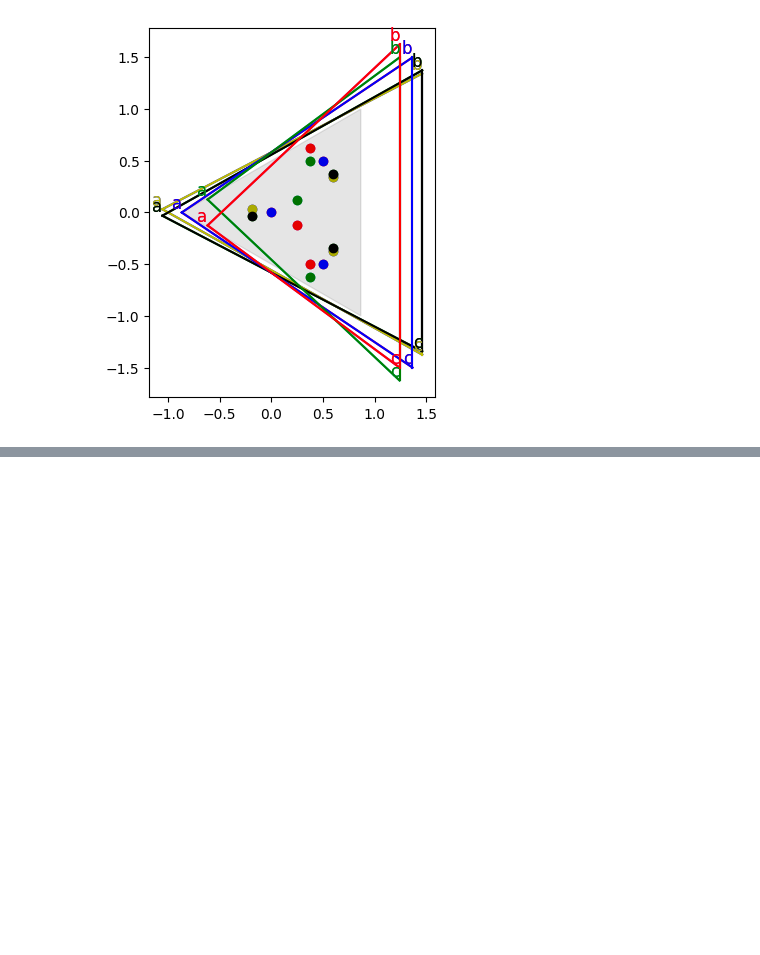
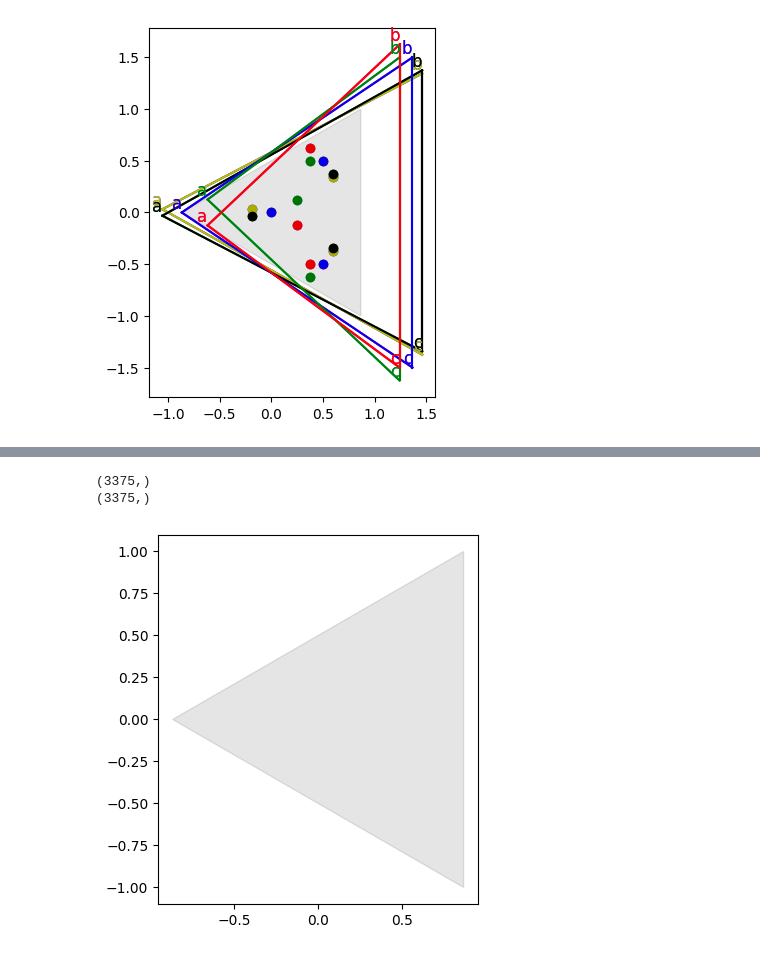
Before and after one commit to CarlKCarlK/perfect-physics, a Jupyter notebook: part_5_pydata.ipynb, the cells around one changed output, grey strips where cells are left out. Cells and saved outputs as stored; diff of their text form; code cells hidden in the pictures; blank space fills up the shorter version.

```diff
--- a/part_5_pydata.ipynb
+++ b/part_5_pydata.ipynb
@@ -470,0 +476,73 @@ plt.show()
+# %%
+# inc 65 takes 7:30 minutes
+import numpy as np
+import matplotlib.pyplot as plt
+import sympy as sp
+
+inc = 15
+color_list = ['b', 'g', 'r', 'c', 'm', 'y', 'k']
+ax0,ay0 = -np.sqrt(3)/2,0
+bx0,by0 = np.sqrt(3)/2,1
+cx0,cy0 = np.sqrt(3)/2,-1
+color_index = 0
+
+best = 100.0
+plt.gca().set_aspect('equal', adjustable='box')
+
+
+lin = np.linspace(-1, 1, inc)
+ax, by, cy = np.meshgrid(lin, lin, lin, indexing='ij')
+ax = ax.flatten()
+by = by.flatten()
+cy = cy.flatten()
+for mini in minipool:
+    a_fun, b_fun, c_fun = list(mini)
+    ay = sp.lambdify((ahat_vx, bhat_vy, chat_vy), a_fun, 'numpy')(ax, by, cy)
+    bx = sp.lambdify((ahat_vx, bhat_vy, chat_vy), b_fun, 'numpy')(ax, by, cy)
+    cx = sp.lambdify((ahat_vx, bhat_vy, chat_vy), c_fun, 'numpy')(ax, by, cy)
+
+    print(ay.shape)
+        # if not (np.isreal(complex(ay)) and np.isreal(complex(bx)) and np.isreal(complex(cx))):
+        #     continue
+        # if by < cy:
+        #     continue
+        # if np.cos(np.pi/6)*ax + np.sin(np.pi/6)*ay > np.cos(np.pi/6)*bx + np.sin(np.pi/6)*by:
+        #     continue
+        # if np.cos(-np.pi/6)*ax + np.sin(-np.pi/6)*ay > np.cos(-np.pi/6)*cx + np.sin(-np.pi/6)*cy:
+        #     continue
+
+        # a_tan = np.arctan2(float(ay), float(ax)) * 180 / np.pi % 360
+        # if 30 < a_tan < 180-30 or 180+30 < a_tan < 360-30:
+        #     continue
+        # b_tan = np.arctan2(float(by), float(bx)) * 180 / np.pi % 360
+        # if not (30 < b_tan < 180):
+        #     continue
+        # c_tan = np.arctan2(float(cy), float(cx)) * 180 / np.pi % 360
+        # if not (270 < c_tan < 360-30):
+        #     continue
+        # # print(f"ax={ax:.4f}, ay={ay:.4f}, a_tan={a_tan:.2f}, bx={bx:.4f}, by={by:.4f}, b_tan={b_tan:.2f}, cx={cx:.4f}, cy={cy:.4f}, c_tan={c_tan:.2f}, color={color_list[color_index]}")
+
+        # ax1, ay1 = ax0 + ax, ay0 + ay
+        # bx1, by1 = bx0 + bx, by0 + by
+        # cx1, cy1 = cx0 + cx, cy0 + cy
+
+        # score = np.abs(bx1-cx1)
+        # if score > best:
+        #     continue
+        # best = score
+
+        # plt.plot([ax1, bx1], [ay1, by1], c= color_list[color_index])
+        # plt.plot([ax1, cx1], [ay1, cy1], c= color_list[color_index])
+        # plt.plot([bx1, cx1], [by1, cy1], c= color_list[color_index])
+        # # plt.scatter([ax, bx, cx], [ay, by, cy], c= color_list[color_index])
+        # plt.text(ax1, ay1, "a", fontsize=12, color=color_list[color_index], ha='right', va='bottom')
+        # plt.text(bx1, by1, "b", fontsize=12, color=color_list[color_index], ha='right', va='bottom')
+        # plt.text(cx1, cy1, "c", fontsize=12, color=color_list[color_index], ha='right', va='bottom')
+
+        # color_index = (color_index + 1) % len(color_list)
+plt.fill([ax0, bx0, cx0, ax0], [ay0, by0, cy0, ay0], color='k', alpha=0.1)
+plt.show()
+# %% [output]
+(3375,)
+(3375,)
+[figure, added]
```
Also changed, not shown: parts of 2 cells of this notebook.
